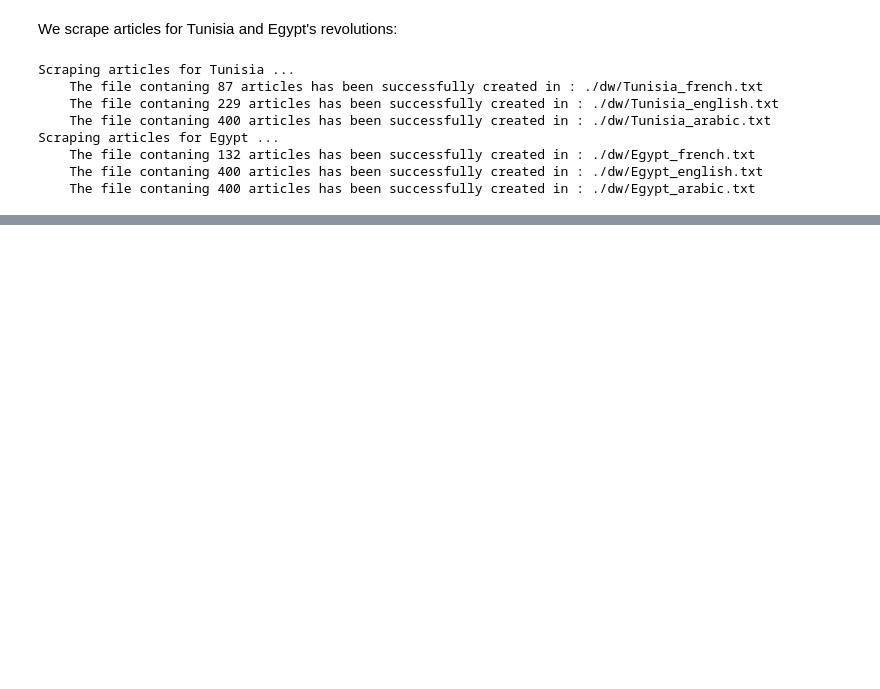
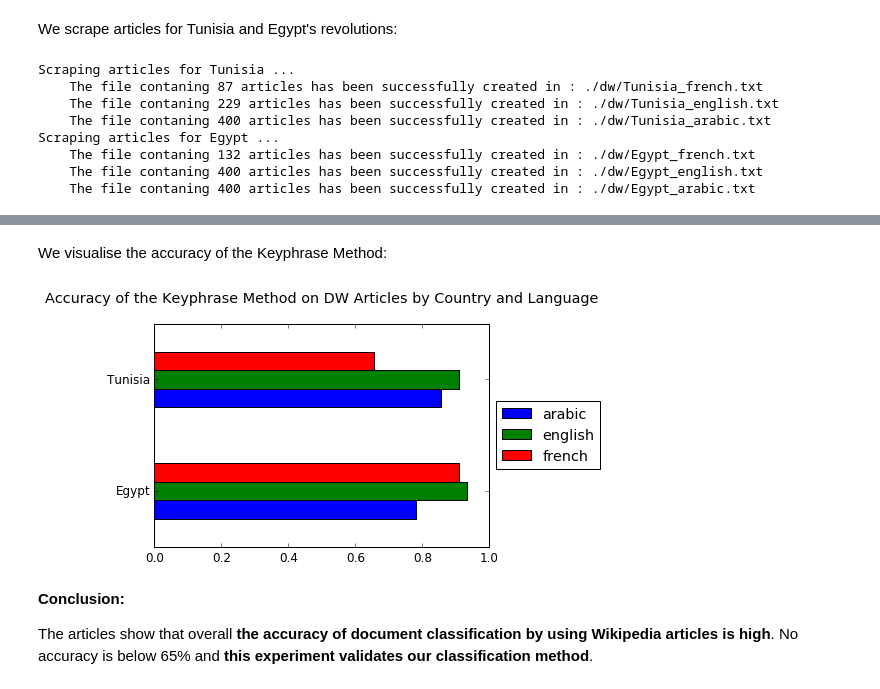
Before and after one commit to KhalilMrini/Revisiting-Arab-Spring, a Jupyter notebook: Project/Project.ipynb, the cells around one changed output, grey strips where cells are left out. Cells and saved outputs as stored; diff of their text form; code cells hidden in the pictures; blank space fills up the shorter version.

```diff
--- a/Project/Project.ipynb
+++ b/Project/Project.ipynb
@@ -980,7 +988,8 @@ def write_to_file(data, filename, sep='\n\n\n'):
     for d in data:
         file.write(d + sep)
     file.close()
-    print('    The file contaning {} articles has been successfully created in : ./dw/{}.txt'.format(len(data), filename))
+    print('    The file contaning {} articles has been successfully created in : ./dw/{}.txt'.format(
+        len(data), filename))
 
 def get_links(keyword, lang, num_art, rev_period):
     """
@@ -992,7 +1001,8 @@ def get_links(keyword, lang, num_art, rev_period):
     :return: string list, list of links
     """
     BASE_URL = 'http://www.dw.com/'
-    URL = BASE_URL + "search/?languageCode={}&item={}&sort=RELEVANCE&resultsCounter={}".format(lang, keyword.replace(' ', '%20'), num_art)
+    URL = BASE_URL + "search/?languageCode={}&item={}&sort=RELEVANCE&resultsCounter={}".format(
+        lang, keyword.replace(' ', '%20'), num_art)
     if rev_period:
         from_ = '01.01.2011'
         to_ = '01.01.2012'
@@ -1054,6 +1064,7 @@ def dw_scraper(keyword, lang=EN, num_art=400, rev_period = False, filename=None)
 The following keyphrases are the ones used for searching articles, as defined in the table above:
 # %%
 DW_KEYSEARCH = WIKI_ARTICLES.copy()
+DW_KEYSEARCH[EG][EN] = 'Egyptian Revolution'
 DW_KEYSEARCH[EG][FR] = 'Révolution égyptienne'
 DW_KEYSEARCH[EG][AR] = 'الثورة المصرية'
 # %% [markdown]
@@ -1113,28 +1124,3 @@ Now, let's classify these articles using the keyword aproach. We use the followi
-# %%
-def compute_accuracy(articles, language, country):
-    """
-    Computes the accuracy of the keyphrase approach
-    :param articles: list of strings, list of articles
-    :param language: string
-    :param country: string, country label
-    :return: float, the accuracy
-    """
-    count = {TN: 0, EG: 0}
-    idx = 1
-    for article in articles:
-        scores = compute_keyphrase_scores(article.lower(), language)
-        if not scores:
-            scores = {TN: 0, EG: 0}
-        tun = scores[TN]
-        egy = scores[EG]
-        idx += 1
-        if tun >= egy:
-            count['Tunisia'] += 1
-        if tun <= egy:
-            count['Egypt'] += 1
-    accuracy = count[country]/len(articles)
-    print("The accuracy for {}'s articles in {} is {}%".format(country, language, round(100*accuracy, 2)))
-    return accuracy
 # %%
 articles_accuracy = {}
 for country in DW_ARTICLES:
@@ -1151,0 +1138,12 @@ The accuracy for Egypt's articles in arabic is 81.75%
+# %% [markdown]
+We visualise the accuracy of the Keyphrase Method:
+# %%
+pd.DataFrame(articles_accuracy).T.plot.barh(
+    title='Accuracy of the Keyphrase Method on DW Articles by Country and Language\n');
+plt.legend(loc='center left', bbox_to_anchor=(1.0, 0.5));
+# %% [output]
+[figure, added]
+# %% [markdown]
+**Conclusion:**
+
+The articles show that overall **the accuracy of document classification by using Wikipedia articles is high**. No accuracy is below 65% and **this experiment validates our classification method**.
```
Also changed, not shown: parts of 42 cells of this notebook, 12 other files.
